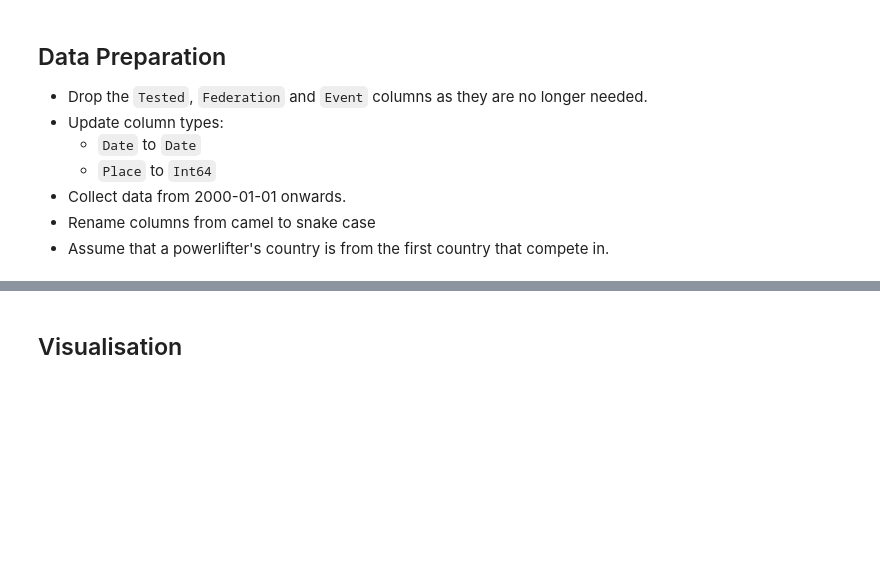
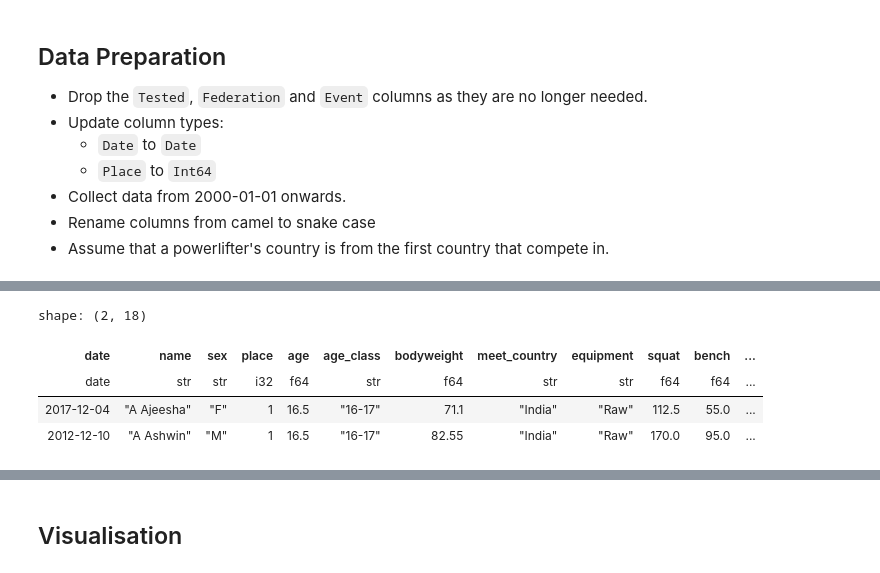
Before and after one commit to namtonthat/powerlifting-ml-progress, a Jupyter notebook: notebooks/etl.ipynb, the cells around one changed output, grey strips where cells are left out. Cells and saved outputs as stored; diff of their text form; code cells hidden in the pictures; blank space fills up the shorter version.

```diff
--- a/notebooks/etl.ipynb
+++ b/notebooks/etl.ipynb
@@ -136,4 +144,16 @@ shape: (5, 16)
   - `cumulative_comps`: running total of the number of comopetitions completed
   - `meet_type`: categories each meet in `local`, `national` or `international`
 - Switches `Date` to ordinal as a new column `date_ass_ordinal`
+# %%
+primary_key_df = data_prep_df.with_columns(
+    (pl.col("date").dt.strftime('%Y').cast(pl.Int32) - pl.col("age")).cast(pl.Int32).cast(pl.Utf8).alias("year_of_birth")).with_columns(
+     pl.concat_str([pl.col('year_of_birth'), pl.lit("01-01")], separator="-").str.strptime(pl.Date, fmt="%Y-%m-%d").alias("date_of_birth")).with_columns(
+     pl.concat_str([pl.col('name').str.to_lowercase().str.replace(' ', pl.lit('-')), pl.col("date_of_birth")], separator="-").alias('primary_key')).unique(subset=["primary_key", "date", "meet_name"]).drop(["date_of_birth"])
+primary_key_df.head(2)
+# %% [output]
+shape: (2, 18)
+| date | name | sex | place | age | age_class | bodyweight | meet_country | equipment | squat | bench | ... |
+| date | str | str | i32 | f64 | str | f64 | str | str | f64 | f64 | ... |
+| 2017-12-04 | "A Ajeesha" | "F" | 1 | 16.5 | "16-17" | 71.1 | "India" | "Raw" | 112.5 | 55.0 | ... |
+| 2012-12-10 | "A Ashwin" | "M" | 1 | 16.5 | "16-17" | 82.55 | "India" | "Raw" | 170.0 | 95.0 | ... |
 # %%
```
Also changed, not shown: parts of 13 cells of this notebook.
